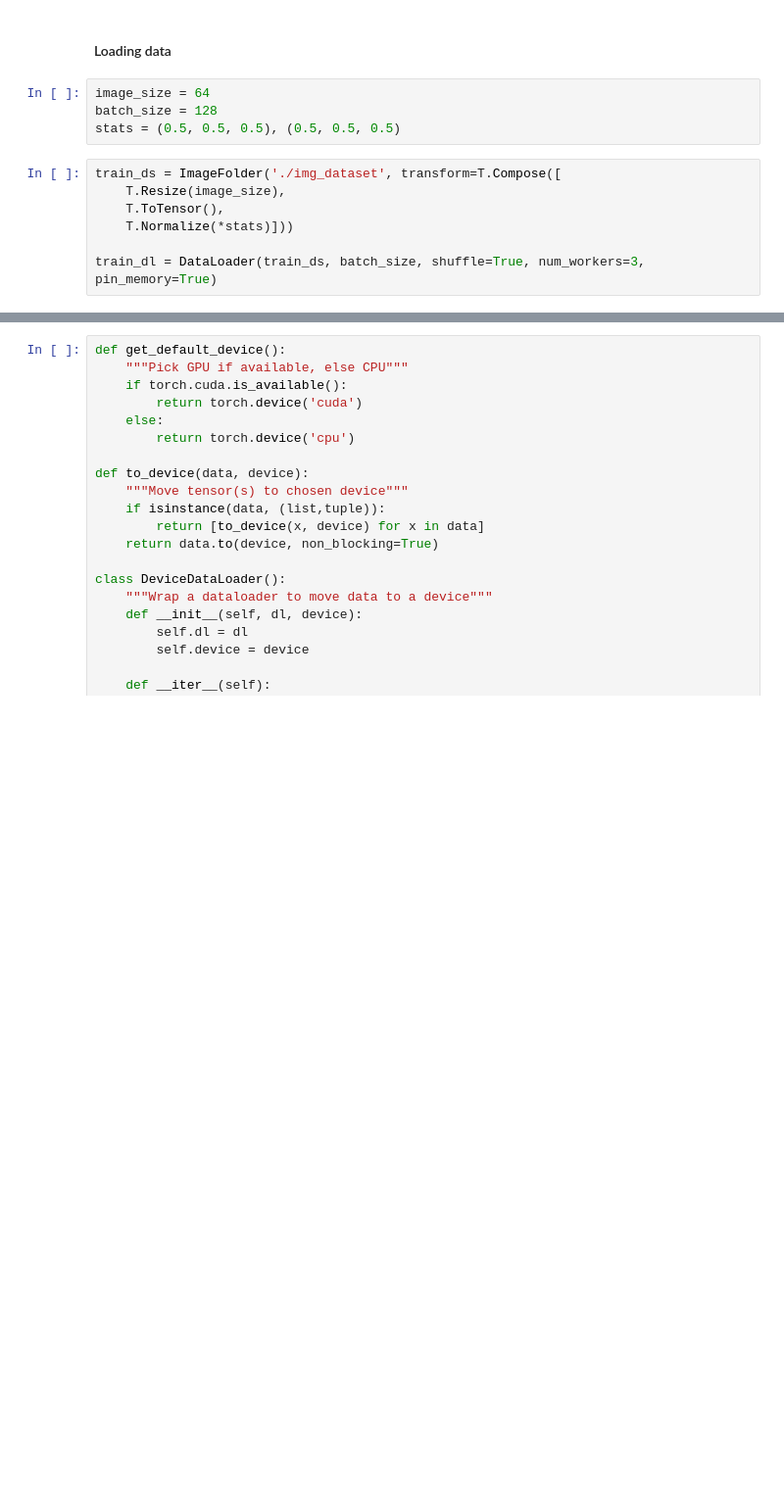
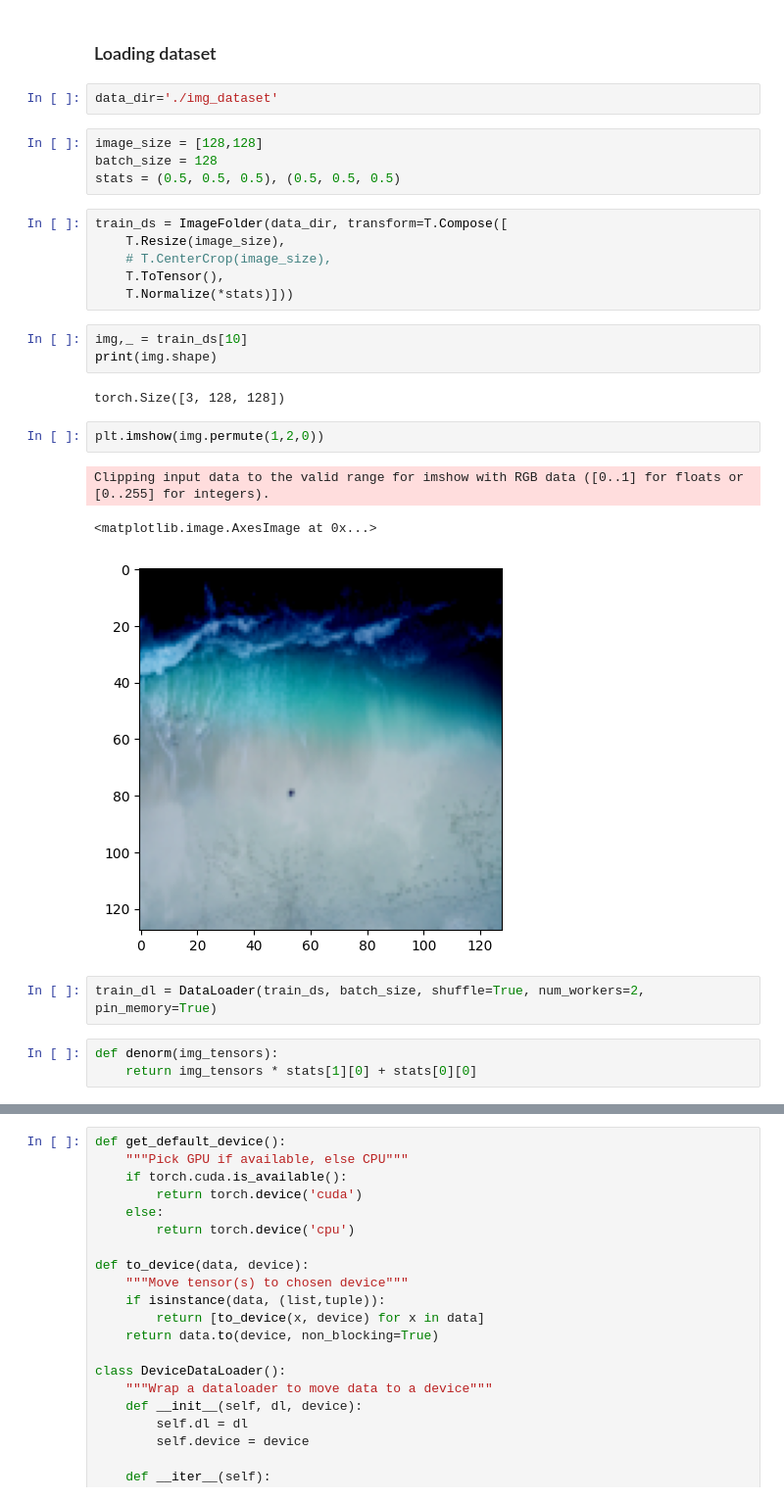
Before and after one commit to nithinv-27/wall_paper_gen, a Jupyter notebook: train.ipynb, the cells around one changed output, grey strips where cells are left out. Shown at 98% size. Drawn from its saved outputs; the diff is of its cells as text; blank space fills up the shorter version.

Commit message:
script to train model working. Need more training data

```diff
--- a/train.ipynb
+++ b/train.ipynb
@@ -10,13 +14,30 @@ import numpy
 # %% [markdown]
-#### Loading data
+### Loading dataset
+# %%
+data_dir='./img_dataset'
 # %%
-image_size = 64
+image_size = [128,128]
 batch_size = 128
 stats = (0.5, 0.5, 0.5), (0.5, 0.5, 0.5)
 # %%
-train_ds = ImageFolder('./img_dataset', transform=T.Compose([
+train_ds = ImageFolder(data_dir, transform=T.Compose([
     T.Resize(image_size),
+    # T.CenterCrop(image_size),
     T.ToTensor(),
     T.Normalize(*stats)]))
-
-train_dl = DataLoader(train_ds, batch_size, shuffle=True, num_workers=3, pin_memory=True)
+# %%
+img,_ = train_ds[10]
+print(img.shape)
+# %% [output]
+torch.Size([3, 128, 128])
+# %%
+plt.imshow(img.permute(1,2,0))
+# %% [output]
+Clipping input data to the valid range for imshow with RGB data ([0..1] for floats or [0..255] for integers).
+<matplotlib.image.AxesImage at 0x...>
+[figure, added]
+# %%
+train_dl = DataLoader(train_ds, batch_size, shuffle=True, num_workers=2, pin_memory=True)
+# %%
+def denorm(img_tensors):
+    return img_tensors * stats[1][0] + stats[0][0]
```
Also changed, not shown: parts of 26 cells of this notebook.
